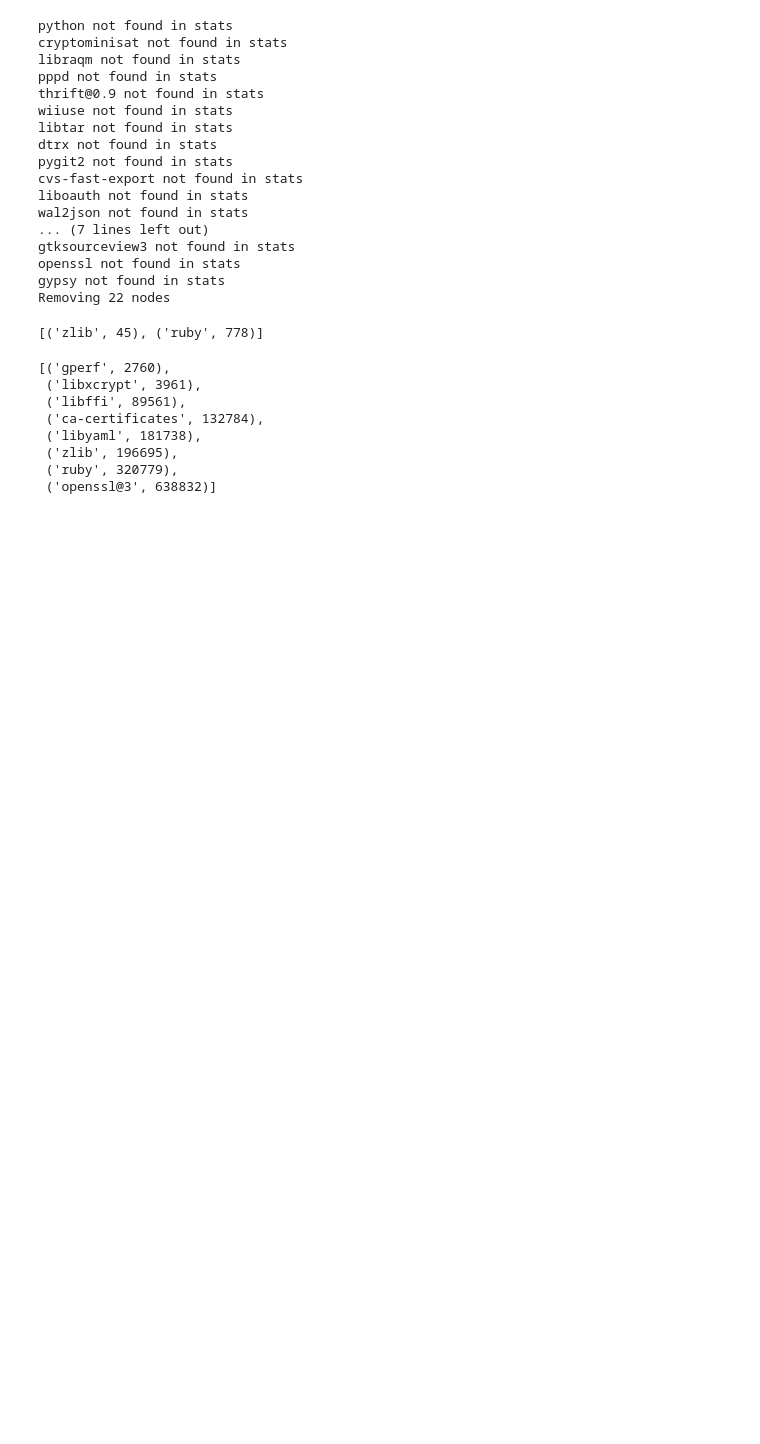
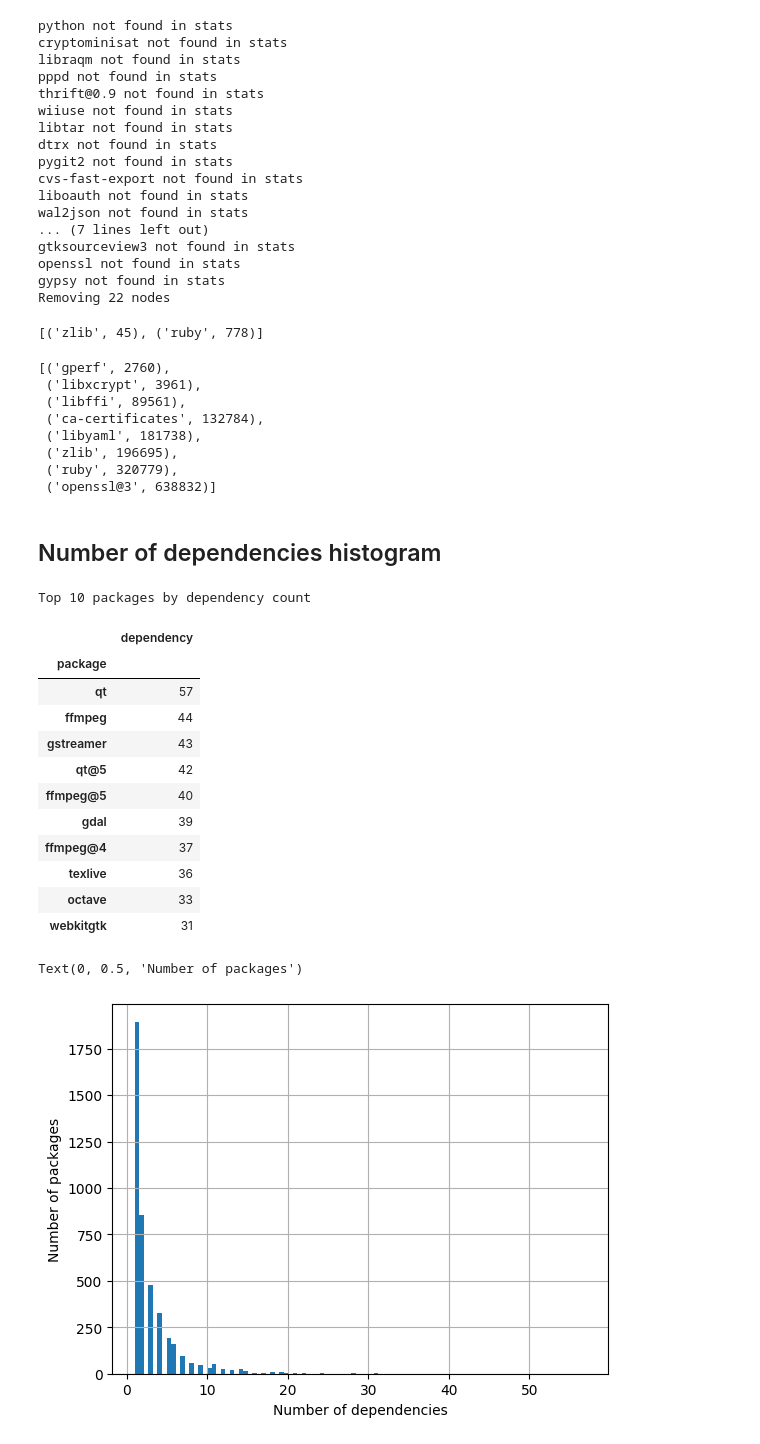
Before and after one commit to Krrer-uni/DAVe, a Jupyter notebook: dave.ipynb, the cells around one changed output. Drawn from its saved outputs; the diff is of its cells as text; code cells hidden in the pictures; blank space fills up the shorter version.

Commit message:
Add dependency graph for qt package and histogram of number of dependencies per package

```diff
--- a/dave.ipynb
+++ b/dave.ipynb
@@ -165,3 +167,41 @@ find_dependents_to_infect("ruby", "install_on_request")
  ('zlib', 196695),
  ('ruby', 320779),
  ('openssl@3', 638832)]
+# %% [markdown]
+## Number of dependencies histogram
+# %%
+data_dir = Path("data")
+
+
+def packages_sorted_by_dependency_count():
+    dependency_csv = os.path.join(data_dir, "csv", "dependencies.csv")
+    df = pd.read_csv(dependency_csv)
+    grouped = df.groupby("package").count()
+    grouped = grouped.sort_values(by="dependency", ascending=False)
+    return grouped
+
+
+print("Top 10 packages by dependency count")
+dependency_count = packages_sorted_by_dependency_count()
+display(dependency_count.head(10))
+
+# histogram of dependency count
+dependency_count["dependency"].hist(bins=100)
+plt.xlabel("Number of dependencies")
+plt.ylabel("Number of packages")
+# %% [output]
+Top 10 packages by dependency count
+|  | dependency |
+| package |  |
+| qt | 57 |
+| ffmpeg | 44 |
+| gstreamer | 43 |
+| qt@5 | 42 |
+| ffmpeg@5 | 40 |
+| gdal | 39 |
+| ffmpeg@4 | 37 |
+| texlive | 36 |
+| octave | 33 |
+| webkitgtk | 31 |
+Text(0, 0.5, 'Number of packages')
+[figure, added]
```
Also changed, not shown: parts of 3 cells of this notebook.
